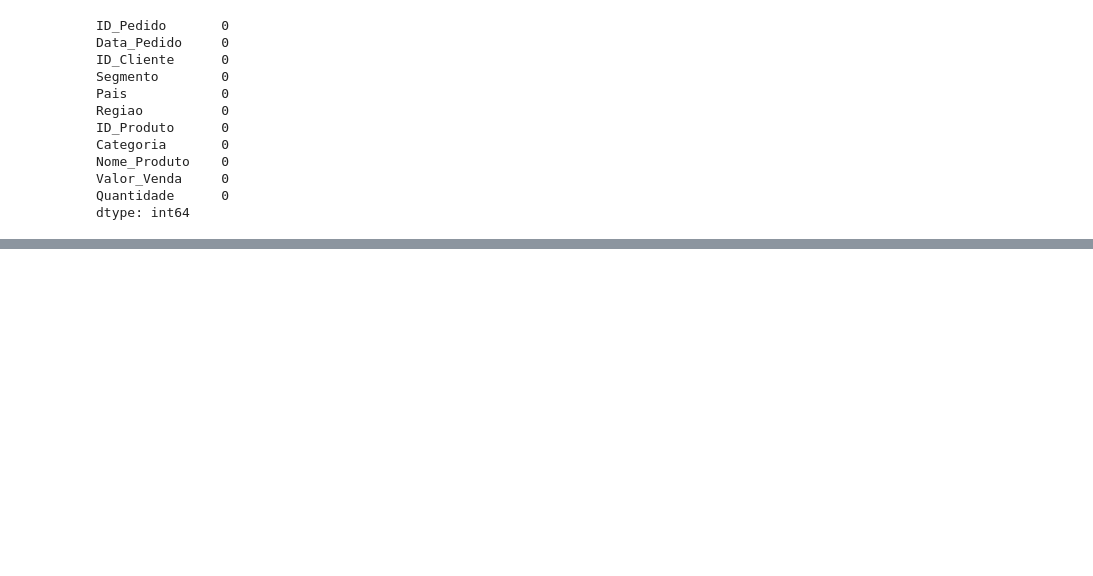
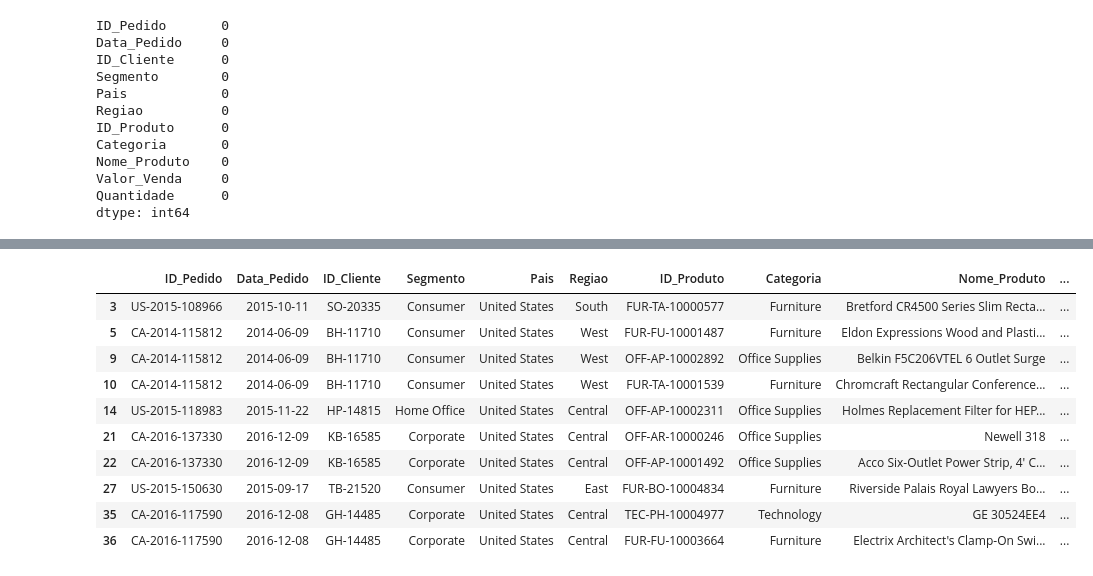
Before and after one commit to Robert-FM/curso_de_dados, a Jupyter notebook: Cap-010.ipynb, the cells around one changed output, grey strips where cells are left out. Saved outputs shown, nothing was run; the diff lists cells and outputs as text; code cells hidden in the pictures; blank space fills up the shorter version.

```diff
--- a/Cap-010.ipynb
+++ b/Cap-010.ipynb
@@ -345,0 +430,14 @@ dtype: int64
+# %%
+dsa_df[dsa_df['Quantidade'].isin([5,7,9,11])][:10]
+# %% [output]
+|  | ID_Pedido | Data_Pedido | ID_Cliente | Segmento | Pais | Regiao | ID_Produto | Categoria | Nome_Produto | ... |
+| 3 | US-2015-108966 | 2015-10-11 | SO-20335 | Consumer | United States | South | FUR-TA-10000577 | Furniture | Bretford CR4500 Series Slim Recta... | ... |
+| 5 | CA-2014-115812 | 2014-06-09 | BH-11710 | Consumer | United States | West | FUR-FU-10001487 | Furniture | Eldon Expressions Wood and Plasti... | ... |
+| 9 | CA-2014-115812 | 2014-06-09 | BH-11710 | Consumer | United States | West | OFF-AP-10002892 | Office Supplies | Belkin F5C206VTEL 6 Outlet Surge | ... |
+| 10 | CA-2014-115812 | 2014-06-09 | BH-11710 | Consumer | United States | West | FUR-TA-10001539 | Furniture | Chromcraft Rectangular Conference... | ... |
+| 14 | US-2015-118983 | 2015-11-22 | HP-14815 | Home Office | United States | Central | OFF-AP-10002311 | Office Supplies | Holmes Replacement Filter for HEP... | ... |
+| 21 | CA-2016-137330 | 2016-12-09 | KB-16585 | Corporate | United States | Central | OFF-AR-10000246 | Office Supplies | Newell 318 | ... |
+| 22 | CA-2016-137330 | 2016-12-09 | KB-16585 | Corporate | United States | Central | OFF-AP-10001492 | Office Supplies | Acco Six-Outlet Power Strip, 4' C... | ... |
+| 27 | US-2015-150630 | 2015-09-17 | TB-21520 | Consumer | United States | East | FUR-BO-10004834 | Furniture | Riverside Palais Royal Lawyers Bo... | ... |
+| 35 | CA-2016-117590 | 2016-12-08 | GH-14485 | Corporate | United States | Central | TEC-PH-10004977 | Technology | GE 30524EE4 | ... |
+| 36 | CA-2016-117590 | 2016-12-08 | GH-14485 | Corporate | United States | Central | FUR-FU-10003664 | Furniture | Electrix Architect's Clamp-On Swi... | ... |
```
Also changed, not shown: parts of 17 cells of this notebook.
